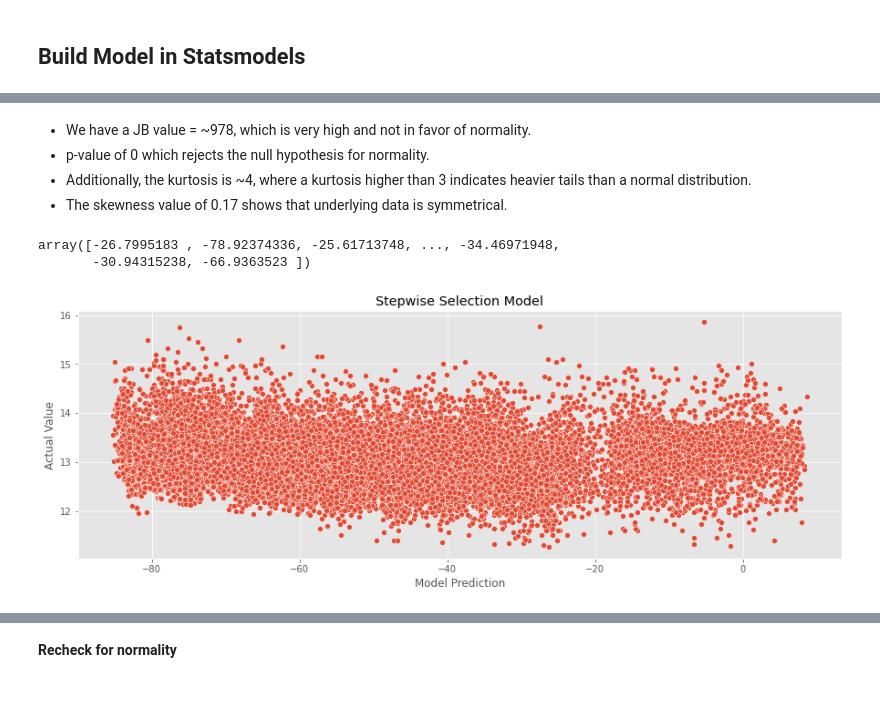
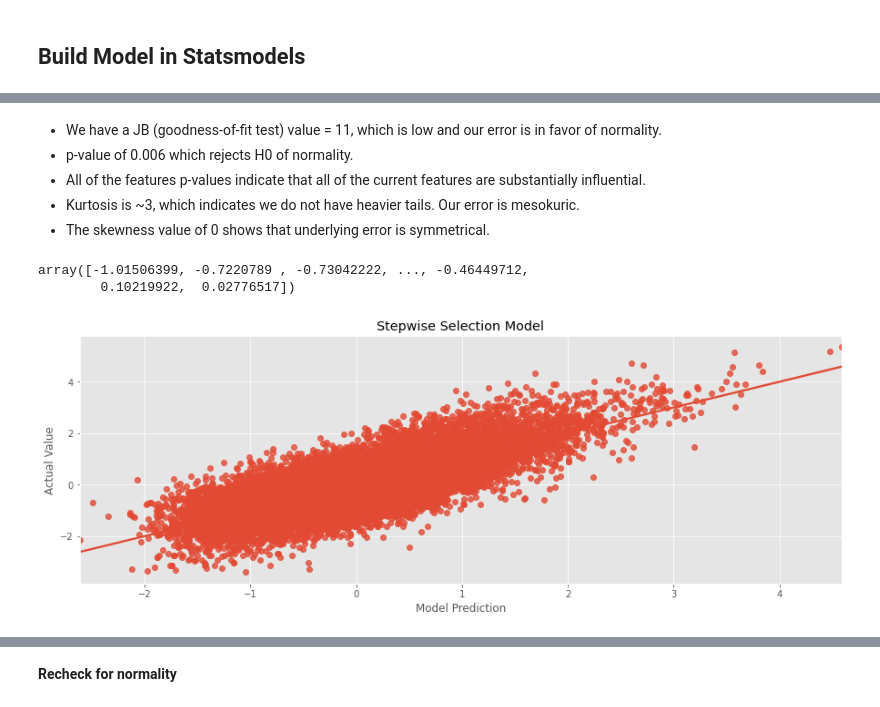
Before and after one commit to baotramduong/Portfolio_Project_Multivariate_Linear_Regression_King_County_Housing, a Jupyter notebook: Part II.B - Machine Learning with Log Transformation.ipynb, the cells around one changed output, grey strips where cells are left out. Cells and saved outputs as stored; diff of their text form; code cells hidden in the pictures.

```diff
--- a/Part II.B - Machine Learning with Log Transformation.ipynb
+++ b/Part II.B - Machine Learning with Log Transformation.ipynb
@@ -52,0 +78,6 @@ Index(['price', 'price_log', 'sqft_above', 'sqft_above_log', 'sqft_lot',
+# %%
+#drop previous values
+clean.drop(['price_log', 'sqft_above_log', 'sqft_lot_log', 'sqft_living15_log', 'age'], axis = 1, inplace = True)
+# %%
+#add the newly standardized values
+clean = pd.concat([clean, clean_continuous_norm], axis = 1)
@@ -54,8 +106,9 @@ Index(['price', 'price_log', 'sqft_above', 'sqft_above_log', 'sqft_lot',
 # MODEL 1: USING STEPWISE SELECTION
 ## WITH ALL FEATURES (p_value < 0.05) INCLUDED
 # %%
-#including all log-transformed features without neighborhood information
+#including all log-transformed standardized features without neighborhood information
 preprocessed_log_1 = clean[['price_log', 'sqft_above_log', 'sqft_lot_log', 'sqft_living15_log',
-                        'age', 'bedrooms', 'bathrooms', 'floors', 'condition',
-                        'water_1.0', 'base_1.0', 'reno_1.0']]
+                            'age', 'bedrooms', 'bathrooms', 'floors',
+                            'water_1.0', 'base_1.0', 'reno_1.0',
+                            'cond_2.0', 'cond_3.0', 'cond_5.0']]
 # %% [markdown]
@@ -211,25 +258,32 @@ strong multicollinearity or other numerical problems.
 # %% [markdown]
-* We have a JB value = ~978, which is very high and not in favor of normality.
-* p-value of 0 which rejects the null hypothesis for normality.
-* Additionally, the kurtosis is ~4, where a kurtosis higher than 3 indicates heavier tails than a normal distribution.
-* The skewness value of 0.17 shows that underlying data is symmetrical.
+* We have a JB (goodness-of-fit test) value = 11, which is low and our error is in favor of normality.
+* p-value of 0.006 which rejects H0 of normality.
+* All of the features p-values indicate that all of the current features are substantially influential.
+* Kurtosis is ~3, which indicates we do not have heavier tails. Our error is mesokuric.
+* The skewness value of 0 shows that underlying error is symmetrical.
 # %%
+#create linear regression object
+linreg = LinearRegression()
+
+#fit model
+linreg.fit(X[result], y)
+
 #predict yhat using our model
 yhat = linreg.predict(X[result])
 yhat
 # %% [output]
-array([-26.7995183 , -78.92374336, -25.61713748, ..., -34.46971948,
-       -30.94315238, -66.9363523 ])
+array([-1.01506399, -0.7220789 , -0.73042222, ..., -0.46449712,
+        0.10219922,  0.02776517])
 # %%
 #plot y_hat
 plt.figure(figsize = (15, 5))
-sns.scatterplot(yhat, y)
+sns.regplot(yhat, y)
 plt.title('Stepwise Selection Model')
 plt.xlabel('Model Prediction')
 plt.ylabel('Actual Value');
 plt.savefig('./Data & Figures/model_1_scatterplot')
 # %% [output]
-[figure, old version]
+[figure, new version]
 # %%
 #get intercept
 linreg.intercept_
```
Also changed, not shown: parts of 104 cells of this notebook.
